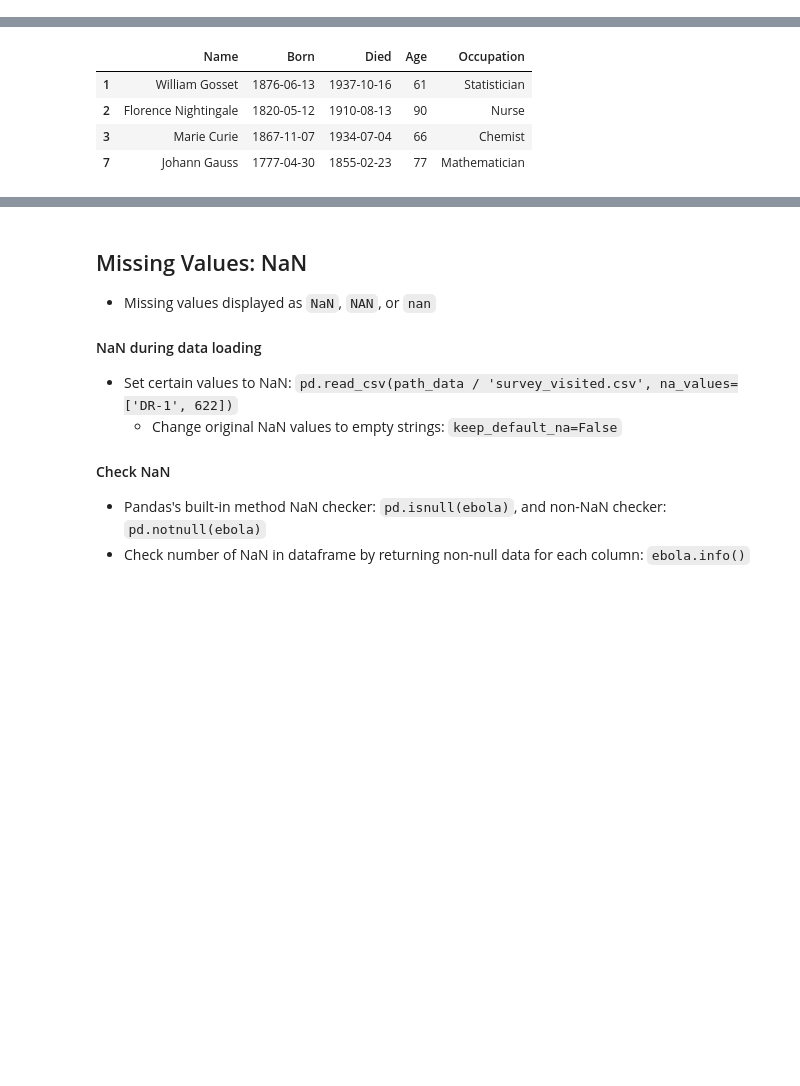
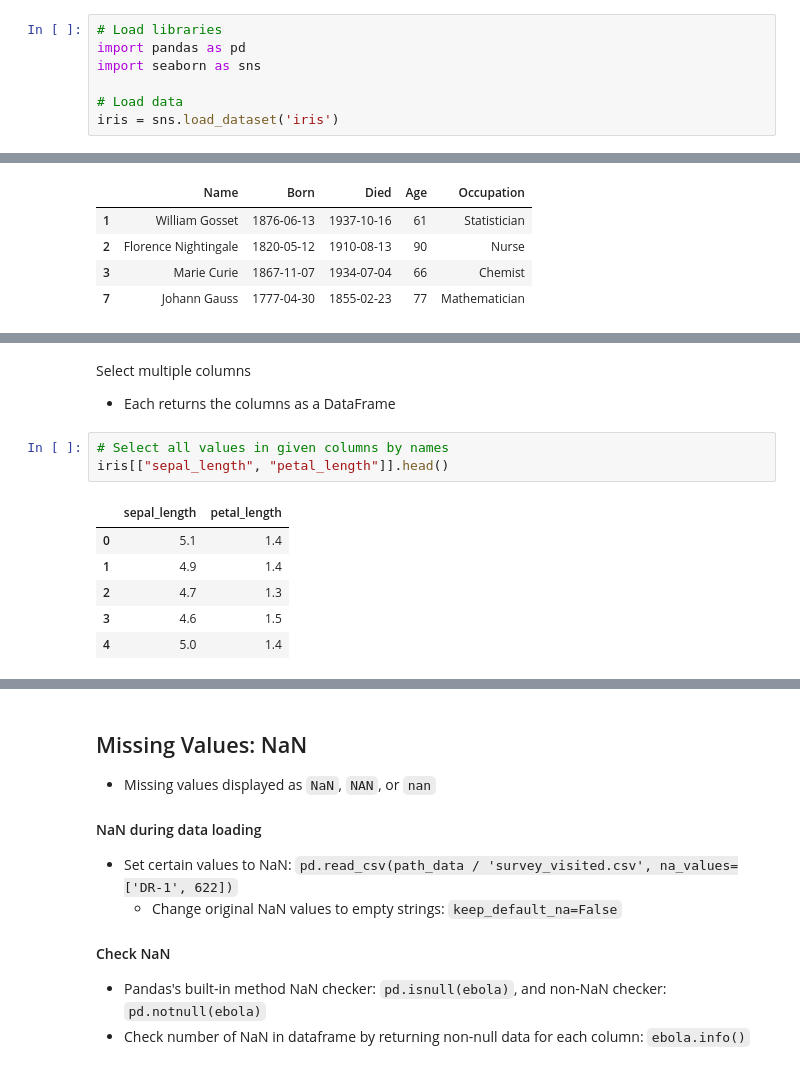
Before and after one commit to cjbayne/softdocs, a Jupyter notebook: docs/pandas.ipynb, the cells around one changed output, grey strips where cells are left out. Cells and saved outputs as stored; diff of their text form; blank space fills up the shorter version.

```diff
--- a/docs/pandas.ipynb
+++ b/docs/pandas.ipynb
@@ -29,2 +31,9 @@ weather = pd.read_csv(path_data / 'weather.csv')
+# %%
+# Load libraries
+import pandas as pd
+import seaborn as sns
+
+# Load data
+iris = sns.load_dataset('iris')
 # %% [markdown]
 Contents
@@ -297,0 +320,13 @@ scientists.query('Age > Age.mean()')
+# %% [markdown]
+Select multiple columns
+- Each returns the columns as a DataFrame
+# %%
+# Select all values in given columns by names
+iris[["sepal_length", "petal_length"]].head()
+# %% [output]
+|  | sepal_length | petal_length |
+| 0 | 5.1 | 1.4 |
+| 1 | 4.9 | 1.4 |
+| 2 | 4.7 | 1.3 |
+| 3 | 4.6 | 1.5 |
+| 4 | 5.0 | 1.4 |
```
Also changed, not shown: parts of 40 cells of this notebook.
